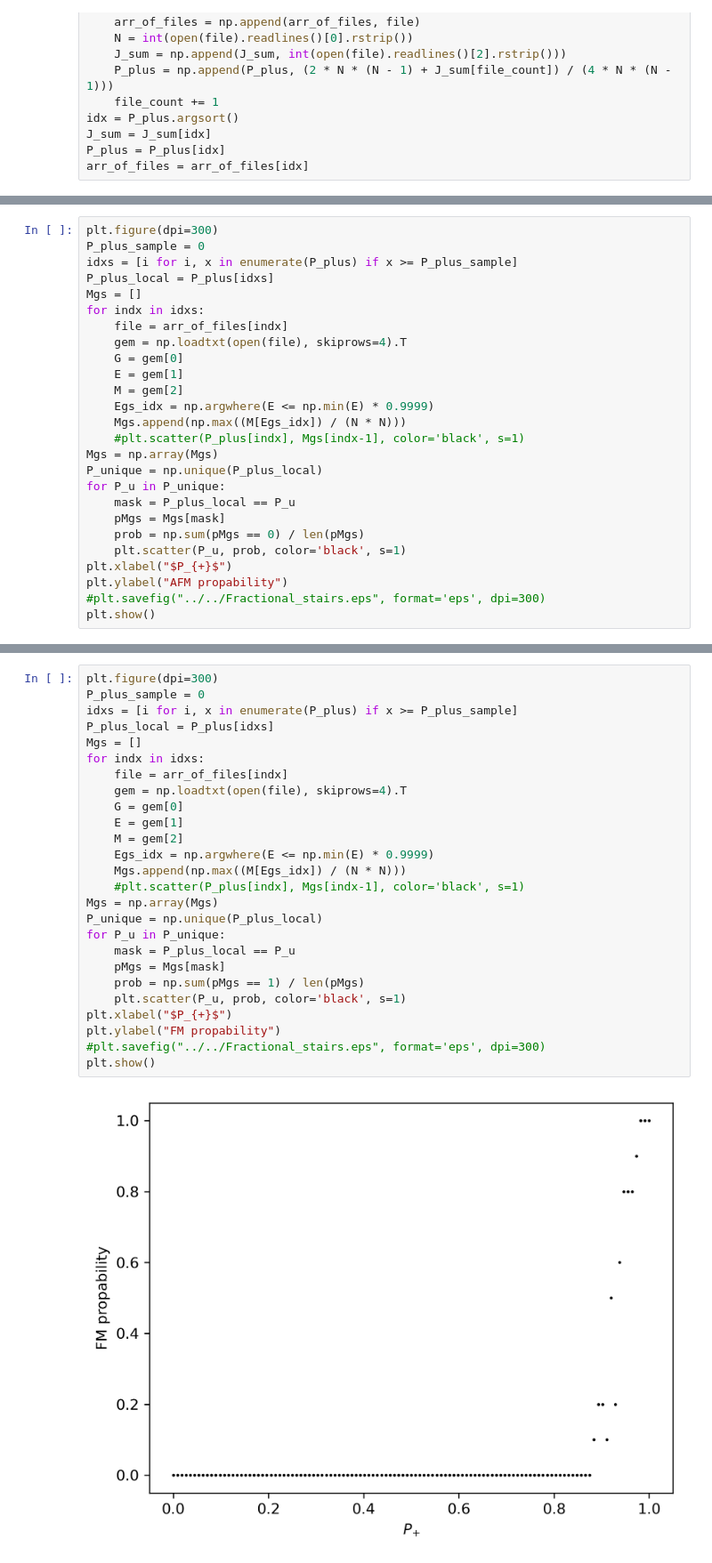
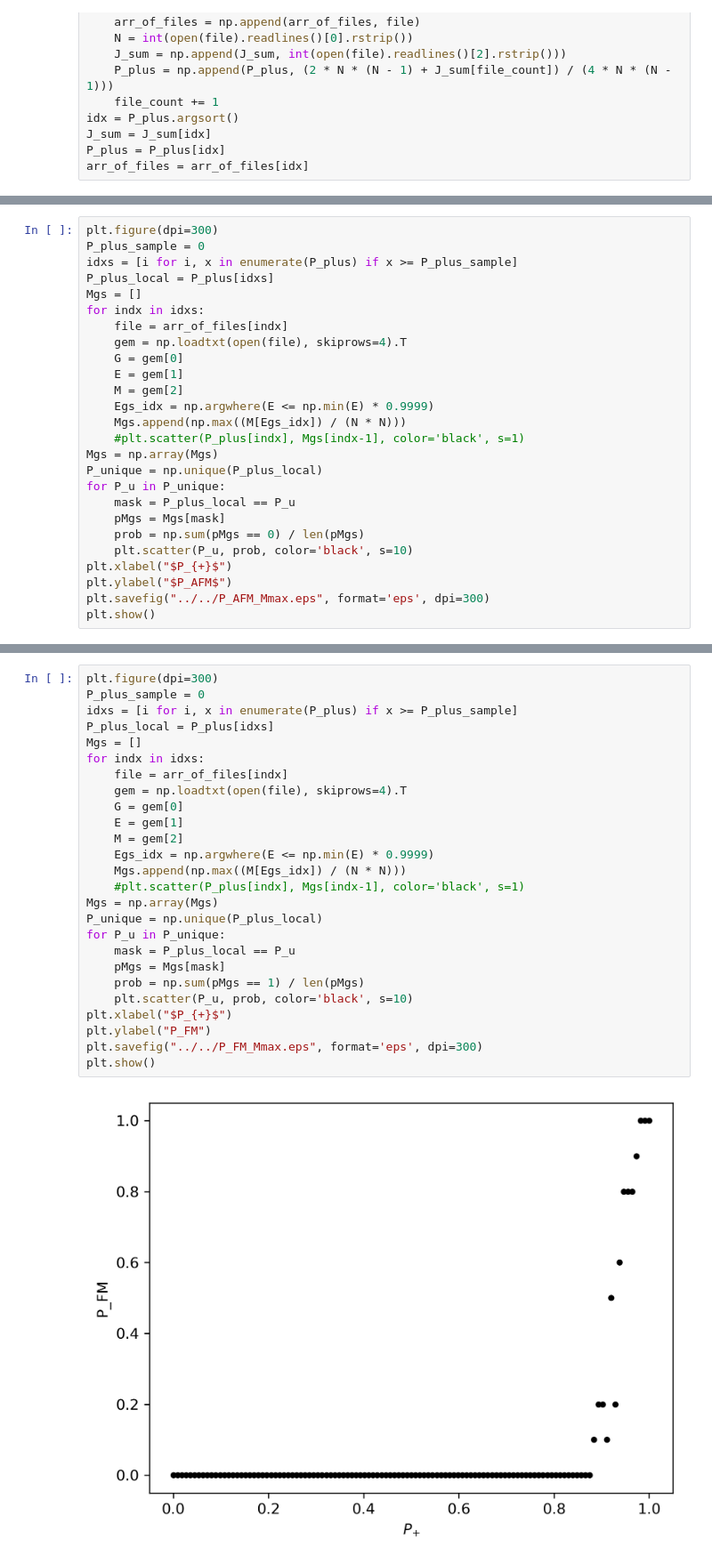
Before and after one commit to feirime/Ground-state-search-2D-Ising-model, a Jupyter notebook: images/scripts_and_programs/Entropy/Ggs.ipynb, the cells around one changed output, grey strips where cells are left out. Shown at 89% size. Cells and saved outputs as stored; diff of their text form.

```diff
--- a/images/scripts_and_programs/Entropy/Ggs.ipynb
+++ b/images/scripts_and_programs/Entropy/Ggs.ipynb
@@ -106,9 +106,9 @@ for P_u in P_unique:
     mask = P_plus_local == P_u
     pMgs = Mgs[mask]
     prob = np.sum(pMgs == 0) / len(pMgs)
-    plt.scatter(P_u, prob, color='black', s=1)
+    plt.scatter(P_u, prob, color='black', s=10)
 plt.xlabel("$P_{+}$")
-plt.ylabel("AFM propability")
-#plt.savefig("../../Fractional_stairs.eps", format='eps', dpi=300)
+plt.ylabel("$P_AFM$")
+plt.savefig("../../P_AFM_Mmax.eps", format='eps', dpi=300)
 plt.show()
 # %% [output]
@@ -116,31 +116,31 @@ plt.show()
 # %%
 plt.figure(dpi=300)
 P_plus_sample = 0
 idxs = [i for i, x in enumerate(P_plus) if x >= P_plus_sample]
 P_plus_local = P_plus[idxs]
 Mgs = []
 for indx in idxs:
     file = arr_of_files[indx]
     gem = np.loadtxt(open(file), skiprows=4).T
     G = gem[0]
     E = gem[1]
     M = gem[2]
     Egs_idx = np.argwhere(E <= np.min(E) * 0.9999)
     Mgs.append(np.max((M[Egs_idx]) / (N * N)))
     #plt.scatter(P_plus[indx], Mgs[indx-1], color='black', s=1)
 Mgs = np.array(Mgs)
 P_unique = np.unique(P_plus_local)
 for P_u in P_unique:
     mask = P_plus_local == P_u
     pMgs = Mgs[mask]
     prob = np.sum(pMgs == 1) / len(pMgs)
-    plt.scatter(P_u, prob, color='black', s=1)
+    plt.scatter(P_u, prob, color='black', s=10)
 plt.xlabel("$P_{+}$")
-plt.ylabel("FM propability")
-#plt.savefig("../../Fractional_stairs.eps", format='eps', dpi=300)
+plt.ylabel("P_FM")
+plt.savefig("../../P_FM_Mmax.eps", format='eps', dpi=300)
 plt.show()
 # %% [output]
-[figure, old version]
+[figure, new version]
 # %%
 plt.figure(dpi=300)
 P_plus_sample = 0
```
Also changed, not shown: parts of 5 cells of this notebook, 2 other files.
